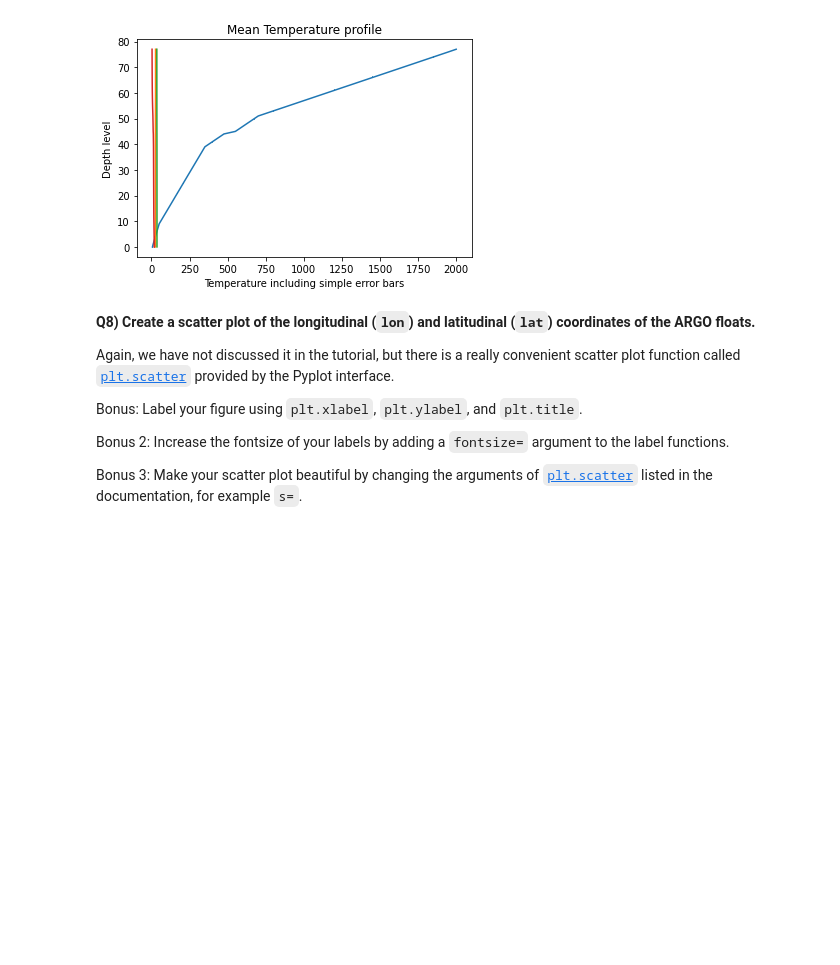
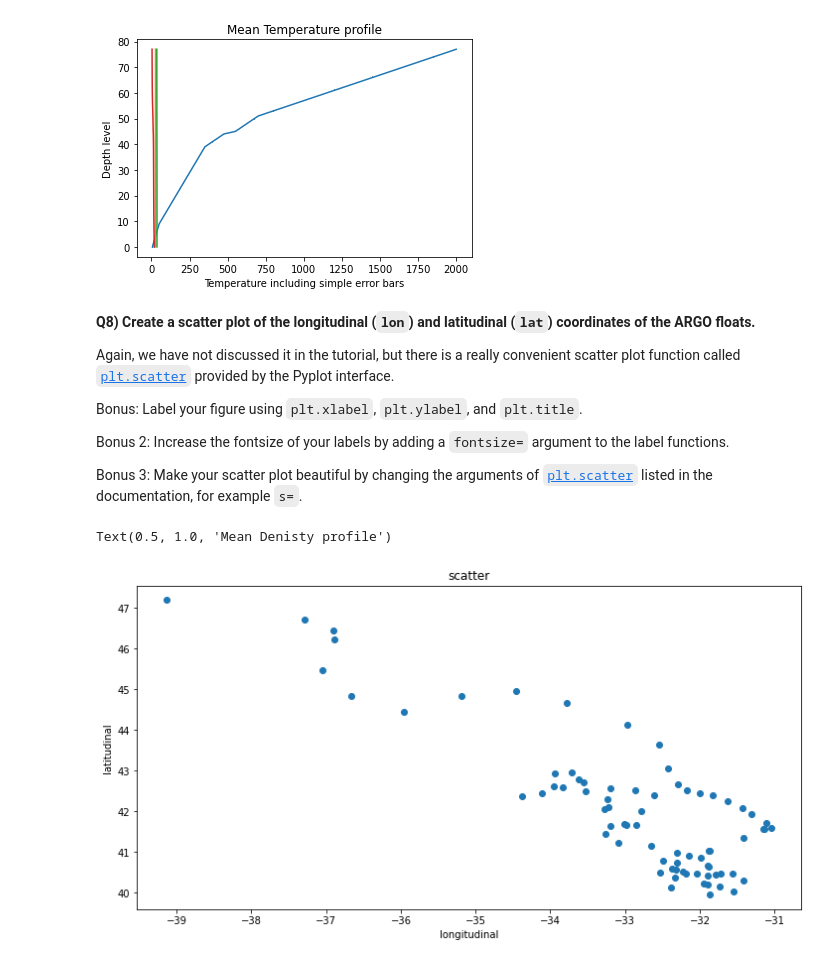
Before and after one commit to mojanshadkar/2022_Intro_Python, a Jupyter notebook: Exercises/W2_S1.ipynb, the cells around one changed output. Drawn from its saved outputs; the diff is of its cells as text; code cells hidden in the pictures; blank space fills up the shorter version.

```diff
--- a/Exercises/W2_S1.ipynb
+++ b/Exercises/W2_S1.ipynb
@@ -379,0 +376,12 @@ ___ # More fancy bonuses
+# %%
+fig, ax = plt.subplots(figsize=(12, 6))
+plt.scatter(lon,lat)
+plt.xlabel('longitudinal')
+plt.ylabel('latitudinal')
+plt.title('scatter')
+
+# Fancy bonuses
+___ # More fancy bonuses
+# %% [output]
+Text(0.5, 1.0, 'Mean Denisty profile')
+[figure, added]
```
Also changed, not shown: parts of 1 cell of this notebook.
